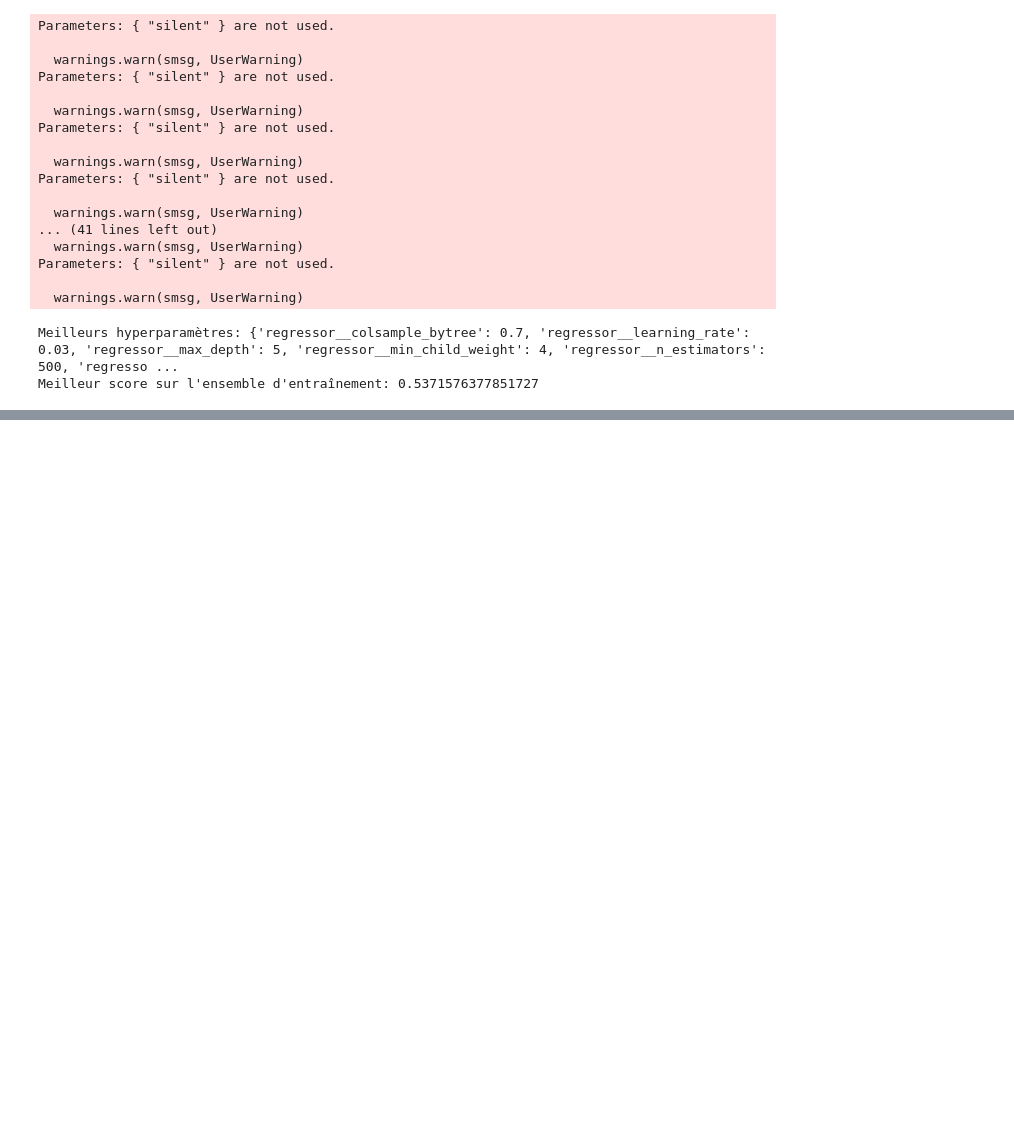
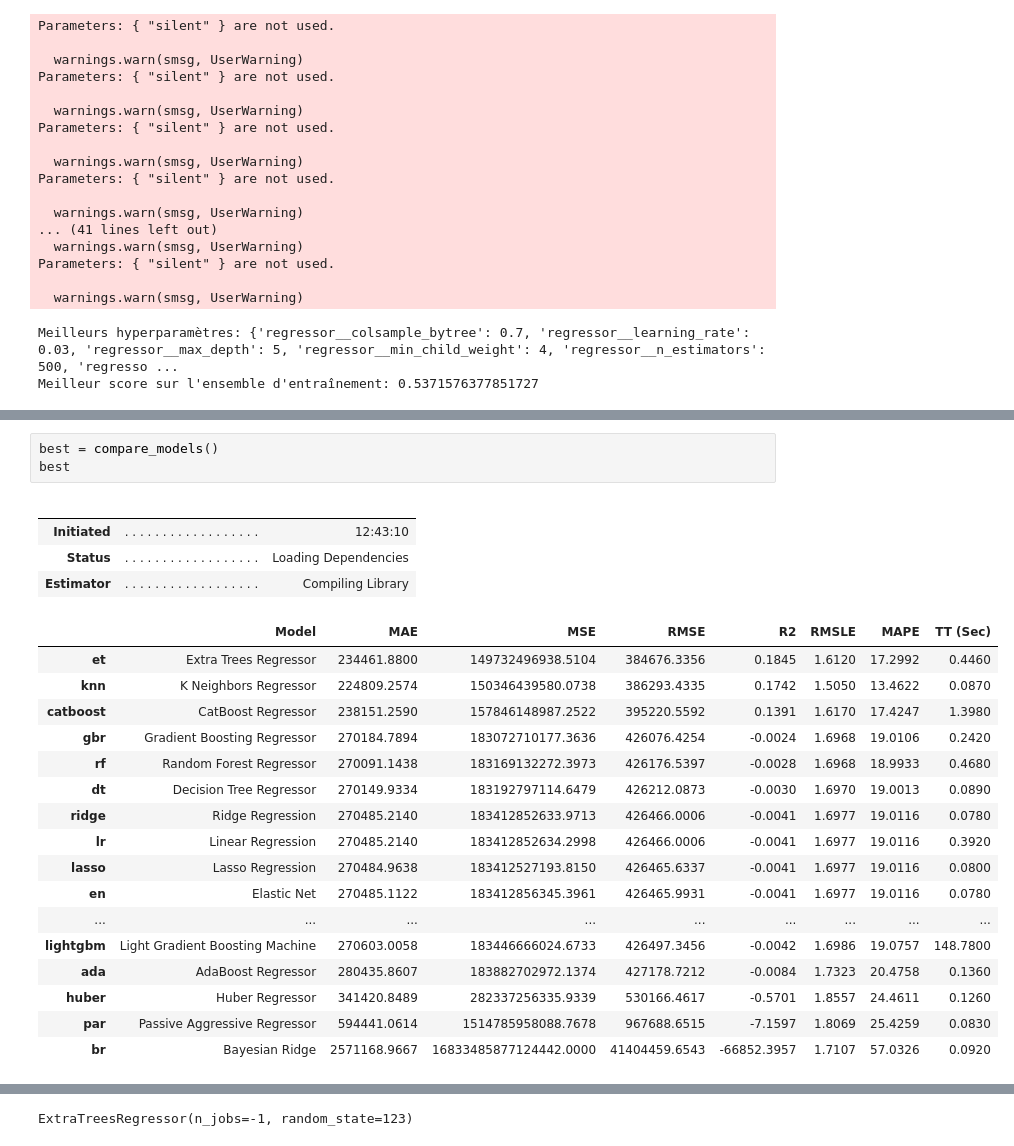
Before and after one commit to Melobgn/cinema_prediction, a Jupyter notebook: ml_melo.ipynb, the cells around one changed output, grey strips where cells are left out. Saved outputs shown, nothing was run; the diff lists cells and outputs as text; blank space fills up the shorter version.

```diff
--- a/ml_melo.ipynb
+++ b/ml_melo.ipynb
@@ -270,0 +374,26 @@ Meilleur score sur l'ensemble d'entraînement: 0.5371576377851727
+# %%
+best = compare_models()
+best
+# %% [output]
+|  |  |  |
+|  |  |  |
+| Initiated | . . . . . . . . . . . . . . . . . . | 12:43:10 |
+| Status | . . . . . . . . . . . . . . . . . . | Loading Dependencies |
+| Estimator | . . . . . . . . . . . . . . . . . . | Compiling Library |
+|  | Model | MAE | MSE | RMSE | R2 | RMSLE | MAPE | TT (Sec) |
+| et | Extra Trees Regressor | 234461.8800 | 149732496938.5104 | 384676.3356 | 0.1845 | 1.6120 | 17.2992 | 0.4460 |
+| knn | K Neighbors Regressor | 224809.2574 | 150346439580.0738 | 386293.4335 | 0.1742 | 1.5050 | 13.4622 | 0.0870 |
+| catboost | CatBoost Regressor | 238151.2590 | 157846148987.2522 | 395220.5592 | 0.1391 | 1.6170 | 17.4247 | 1.3980 |
+| gbr | Gradient Boosting Regressor | 270184.7894 | 183072710177.3636 | 426076.4254 | -0.0024 | 1.6968 | 19.0106 | 0.2420 |
+| rf | Random Forest Regressor | 270091.1438 | 183169132272.3973 | 426176.5397 | -0.0028 | 1.6968 | 18.9933 | 0.4680 |
+| dt | Decision Tree Regressor | 270149.9334 | 183192797114.6479 | 426212.0873 | -0.0030 | 1.6970 | 19.0013 | 0.0890 |
+| ridge | Ridge Regression | 270485.2140 | 183412852633.9713 | 426466.0006 | -0.0041 | 1.6977 | 19.0116 | 0.0780 |
+| lr | Linear Regression | 270485.2140 | 183412852634.2998 | 426466.0006 | -0.0041 | 1.6977 | 19.0116 | 0.3920 |
+| lasso | Lasso Regression | 270484.9638 | 183412527193.8150 | 426465.6337 | -0.0041 | 1.6977 | 19.0116 | 0.0800 |
+| en | Elastic Net | 270485.1122 | 183412856345.3961 | 426465.9931 | -0.0041 | 1.6977 | 19.0116 | 0.0780 |
+| ... | ... | ... | ... | ... | ... | ... | ... | ... |
+| lightgbm | Light Gradient Boosting Machine | 270603.0058 | 183446666024.6733 | 426497.3456 | -0.0042 | 1.6986 | 19.0757 | 148.7800 |
+| ada | AdaBoost Regressor | 280435.8607 | 183882702972.1374 | 427178.7212 | -0.0084 | 1.7323 | 20.4758 | 0.1360 |
+| huber | Huber Regressor | 341420.8489 | 282337256335.9339 | 530166.4617 | -0.5701 | 1.8557 | 24.4611 | 0.1260 |
+| par | Passive Aggressive Regressor | 594441.0614 | 1514785958088.7678 | 967688.6515 | -7.1597 | 1.8069 | 25.4259 | 0.0830 |
+| br | Bayesian Ridge | 2571168.9667 | 16833485877124442.0000 | 41404459.6543 | -66852.3957 | 1.7107 | 57.0326 | 0.0920 |
@@ -270,0 +401 @@ Meilleur score sur l'ensemble d'entraînement: 0.5371576377851727
+ExtraTreesRegressor(n_jobs=-1, random_state=123)
```
Also changed, not shown: parts of 5 cells of this notebook, 6 other files.
